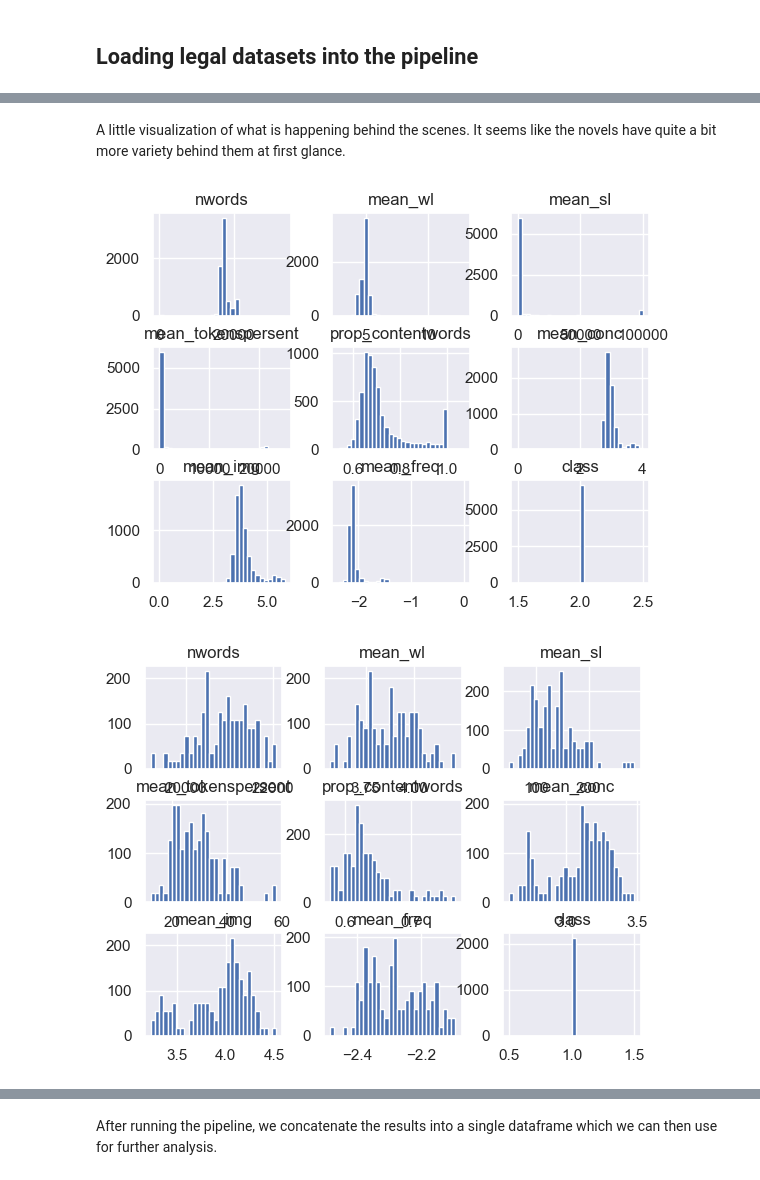
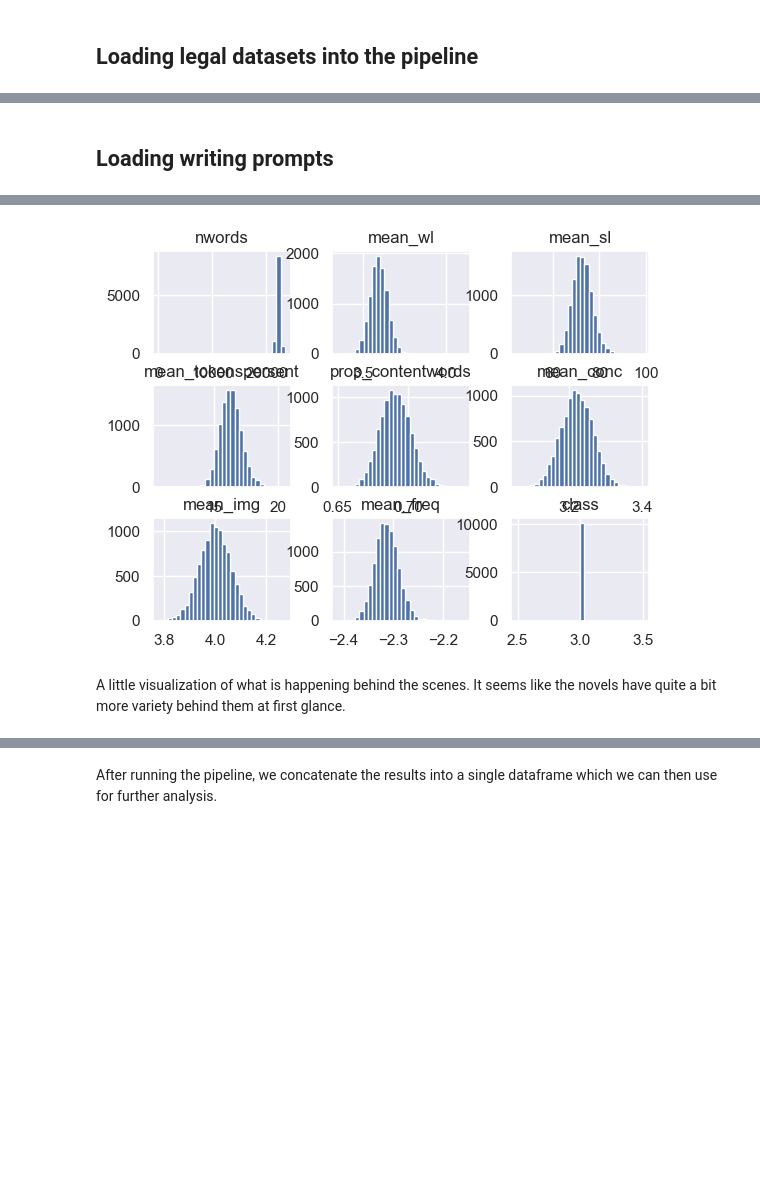
Before and after one commit to m-krastev/creative-thesis, a Jupyter notebook: src/tests.ipynb, the cells around one changed output, grey strips where cells are left out. Saved outputs shown, nothing was run; the diff lists cells and outputs as text; code cells hidden in the pictures; blank space fills up the shorter version.

```diff
--- a/src/tests.ipynb
+++ b/src/tests.ipynb
@@ -147,0 +172,29 @@ legal_df.head()
+# %% [markdown]
+## Loading writing prompts
+# %%
+wp_savepath = Path("./results/.wp")
+if wp_savepath.exists():
+    wp_results = load_results(wp_savepath)
+else:
+    # TODO: Possibly try out stuff like actually splitting the writingprompts dataset instead of reading continuous text.
+
+    wp_path = ds_writingprompts()
+    writingprompts = read_texts(wp_path["train"][1], length=input_length)
+    writingprompts.extend(read_texts(wp_path["test"][1], length=input_length))
+    writingprompts.extend(read_texts(wp_path["val"][1], length=input_length))
+
+    wp_results = process_texts(
+        list((_, f"writingprompts_{i}") for i, _ in enumerate(writingprompts)))
+
+    # Length (100_000 chars) = 100089
+    print(f"Length of writingprompts dataset: {len(writingprompts)}")
+    # Whole thing took around 35 minutes on battery charge
+    save_results(wp_results, wp_savepath)
+
+
+writingprompts_df = pd.DataFrame(wp_results)
+writingprompts_df.insert(writingprompts_df.shape[1], "class", 3)
+
+writingprompts_df.hist(bins=30)
+writingprompts_df.head()
+# %% [output]
@@ -148,8 +207,3 @@ legal_df.head()
+[figure, added]
 # %% [markdown]
 A little visualization of what is happening behind the scenes. It seems like the novels have quite a bit more variety behind them at first glance.
-# %%
-legal_df.hist(bins=30)
-creative_df.hist(bins=30);
-# %% [output]
-[figure, removed]
-[figure, removed]
```
Also changed, not shown: parts of 13 cells of this notebook, 9 other files.
